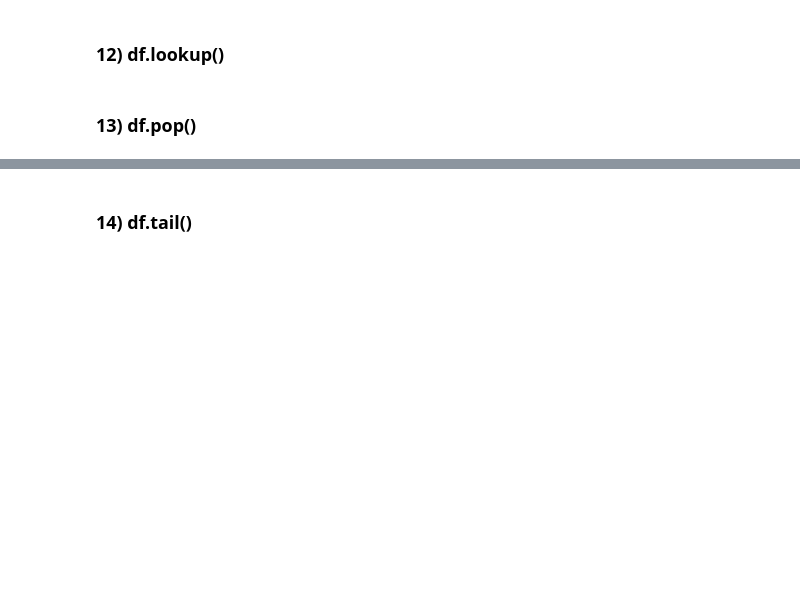
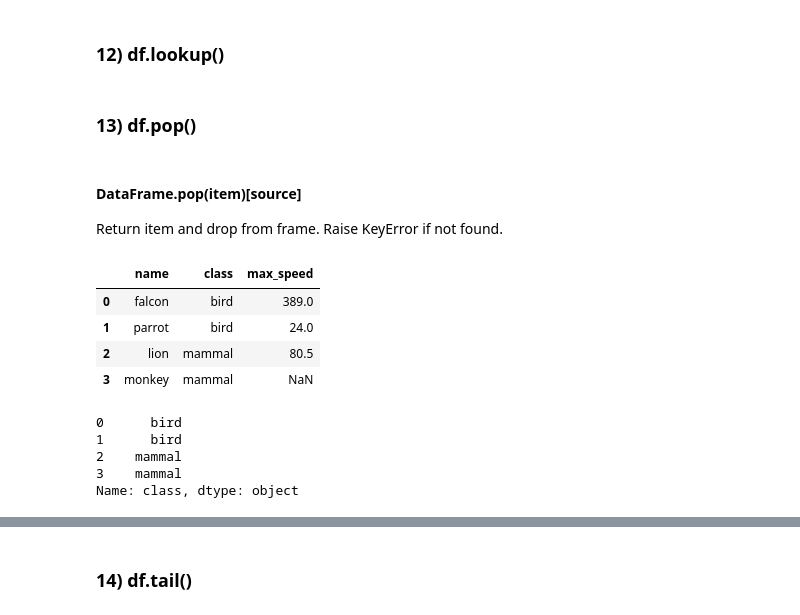
Before and after one commit to alaminbhuyan/Visualization, a Jupyter notebook: Pandas2/PANDAS 2023/Data Frame/Indexing, iteration.ipynb, the cells around one changed output, grey strips where cells are left out. Saved outputs shown, nothing was run; the diff lists cells and outputs as text; code cells hidden in the pictures; blank space fills up the shorter version.

```diff
--- a/Pandas2/PANDAS 2023/Data Frame/Indexing, iteration.ipynb
+++ b/Pandas2/PANDAS 2023/Data Frame/Indexing, iteration.ipynb
@@ -269,3 +419,27 @@ df5.iloc[1:3, 0:3]
 ### 12) df.lookup()
 # %% [markdown]
 ### 13) df.pop()
+# %% [markdown]
+#### DataFrame.pop(item)[source]
+Return item and drop from frame. Raise KeyError if not found.
+# %%
+df = pd.DataFrame([('falcon', 'bird', 389.0),
+                   ('parrot', 'bird', 24.0),
+                   ('lion', 'mammal', 80.5),
+                   ('monkey', 'mammal', np.nan)],
+                  columns=('name', 'class', 'max_speed'))
+df
+# %% [output]
+|  | name | class | max_speed |
+| 0 | falcon | bird | 389.0 |
+| 1 | parrot | bird | 24.0 |
+| 2 | lion | mammal | 80.5 |
+| 3 | monkey | mammal | NaN |
+# %%
+df.pop(item='class')
+# %% [output]
+0      bird
+1      bird
+2    mammal
+3    mammal
+Name: class, dtype: object
```
Also changed, not shown: parts of 39 cells of this notebook.
